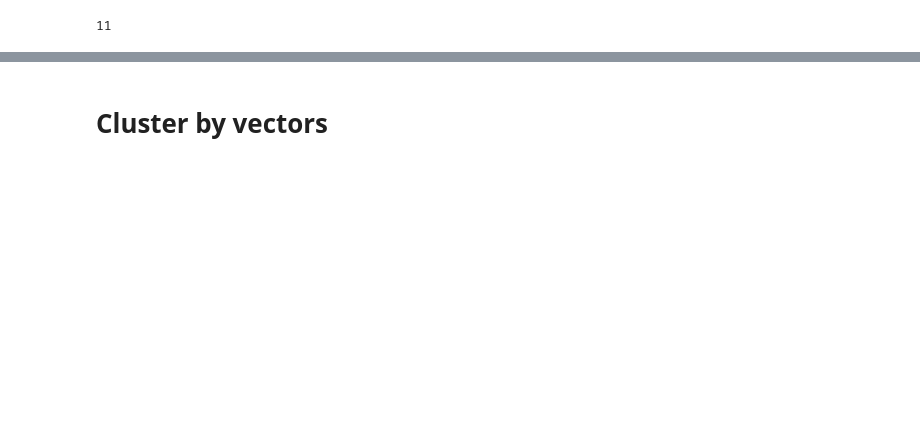
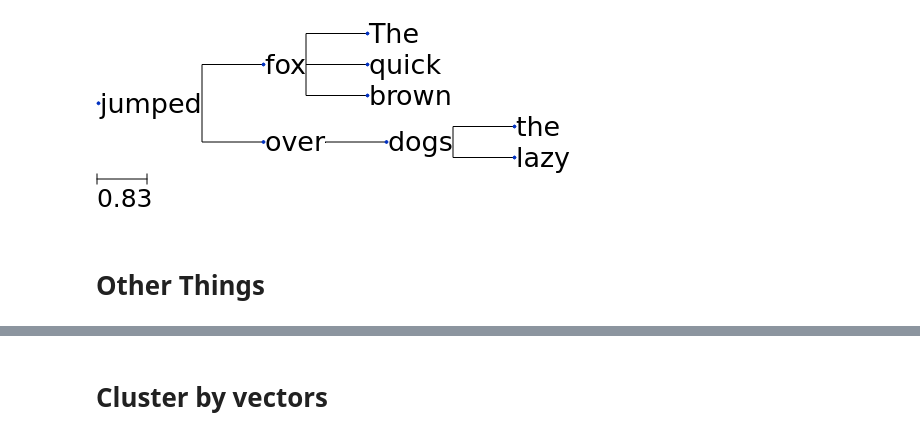
Before and after one commit to JonathanReeve/james-sentence, a Jupyter notebook: sentence-diagramming.ipynb, the cells around one changed output, grey strips where cells are left out. Drawn from its saved outputs; the diff is of its cells as text; code cells hidden in the pictures; blank space fills up the shorter version.

```diff
--- a/sentence-diagramming.ipynb
+++ b/sentence-diagramming.ipynb
@@ -120,10 +137,15 @@ class SentenceStats():
+# %%
+doc = textacy.Doc('The quick brown fox jumped over the lazy dogs.')
+sdoc = next(doc.spacy_doc.sents)
+tree = SentenceTree(sdoc)
+tree.render(radial=False)
+# %% [output]
+[figure, added]
+# %% [markdown]
+# Other Things
 # %%
 longSents = []
 for doc in james:
     for sent in doc.sents:
         if len(sent) > 200:
             longSents.append((sent, doc.metadata['filename'], len(sent)))
-# %%
-len(longSents)
-# %% [output]
-11
```
Also changed, not shown: parts of 22 cells of this notebook, 5 other files.
